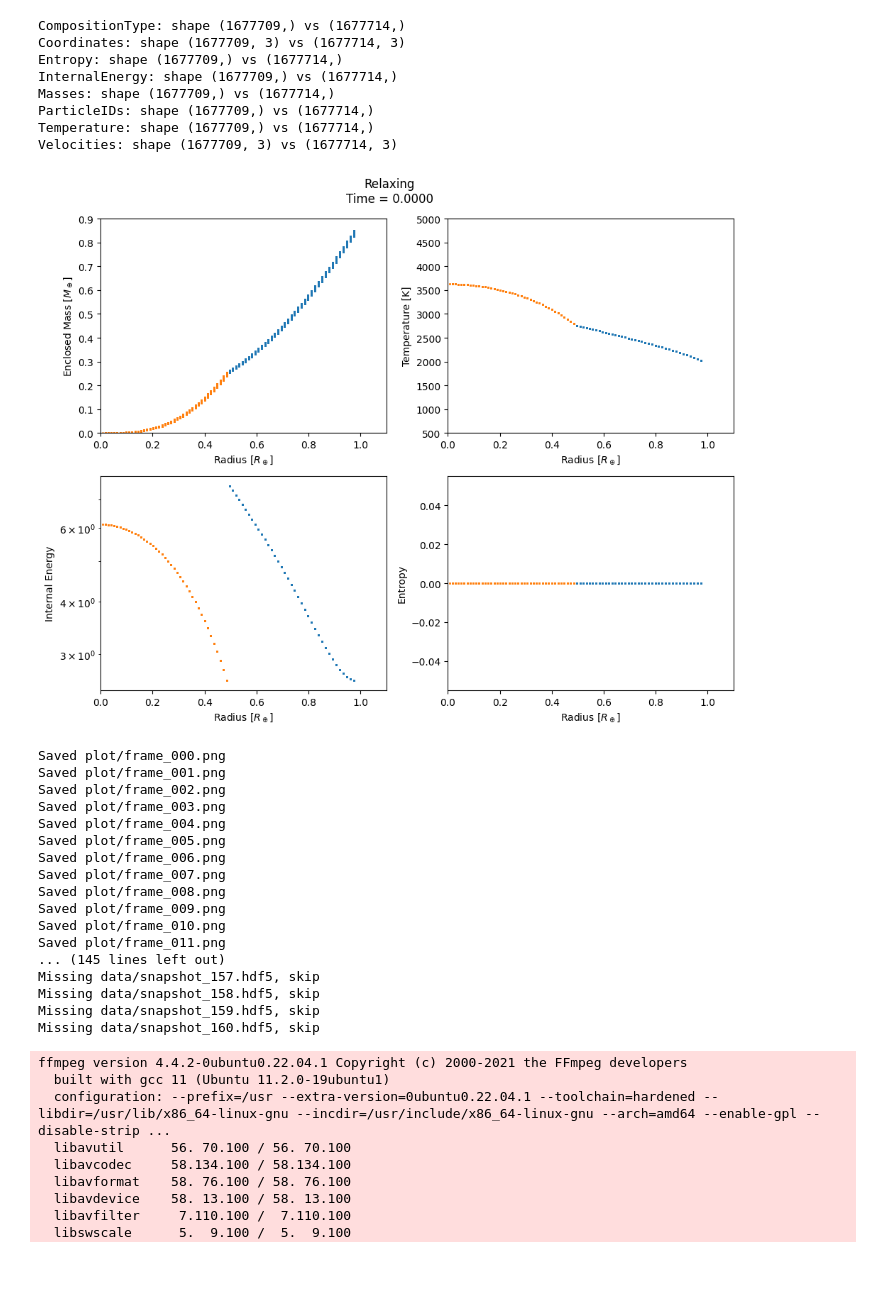
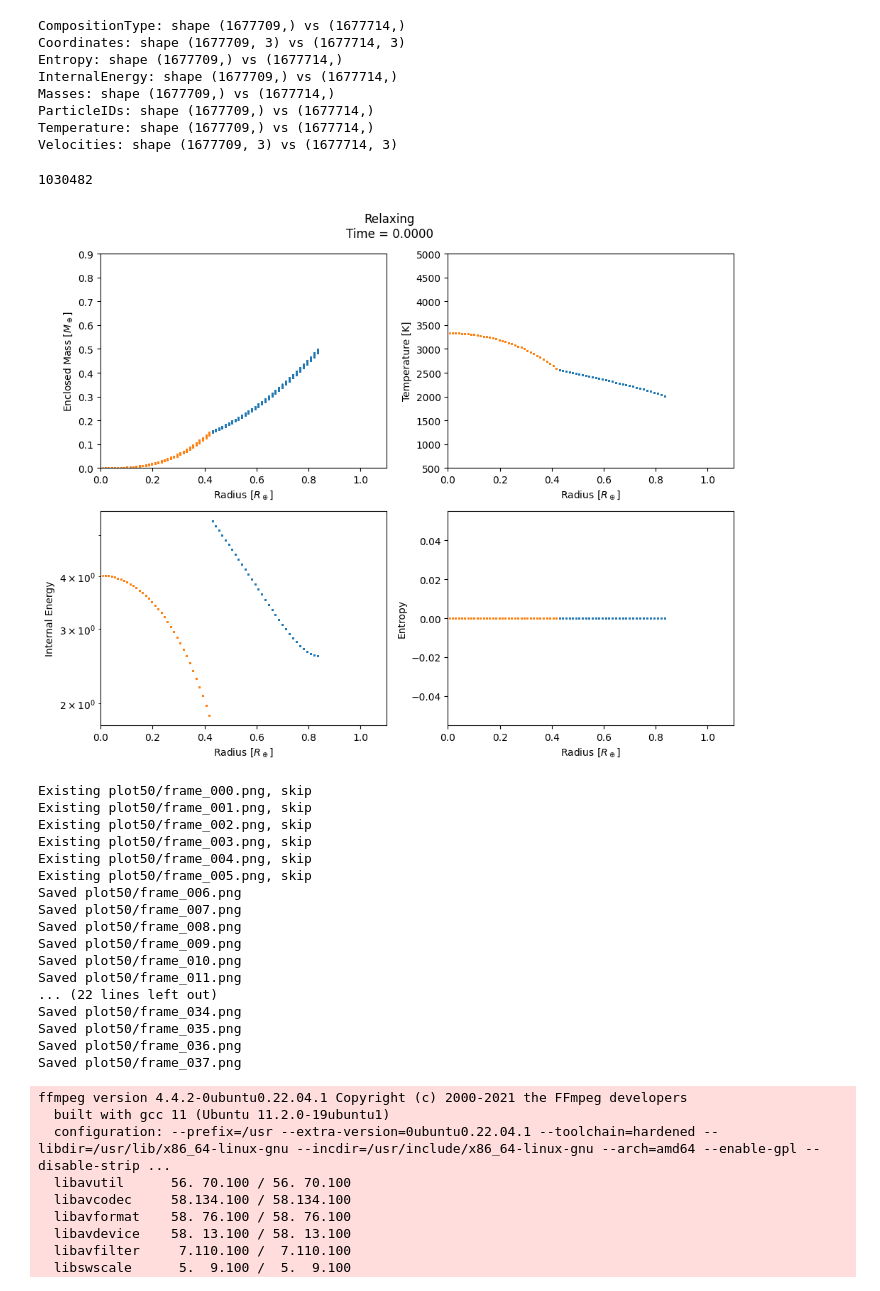
Before and after one commit to shuohuangGIT/gizmo-giantimpact-IO, a Jupyter notebook: makeplanet_plot.ipynb, the cells around one changed output. Saved outputs shown, nothing was run; the diff lists cells and outputs as text; code cells hidden in the pictures.

Commit message:
update filenames adapted to initial planet mass

```diff
--- a/makeplanet_plot.ipynb
+++ b/makeplanet_plot.ipynb
@@ -89,7 +89,7 @@ M_earth = 5.9724e24
 mass_unit = 1/62.46  # GIZMO mass unit
 gamma = 1.3          # approximate gamma for silicates/iron
 
-fname = 'n85.hdf5'
+fname = 'n50.hdf5'
 # fname = f"{datadir}/snapshot_{i:03d}.hdf5"
 
 with h5py.File(fname,'r') as f:
@@ -134,34 +134,37 @@ ax[0,1].set_ylabel("Temperature [K]")
 
 # --- (3) internal energy ---
 for compi in unique_comp:
     mask = compid == compi
     ax[1,0].scatter(r[mask], u[mask], s=1, alpha=0.6)
 
 ax[1,0].set_xlabel(r"Radius [$R_\oplus]$")
 ax[1,0].set_ylabel("Internal Energy")
 
 # --- (4) entropy ---
 for compi in unique_comp:
     mask = compid == compi
     ax[1,1].scatter(r[mask], entr[mask], s=1, alpha=0.6)
 
 ax[1,1].set_xlabel(r"Radius [$R_\oplus]$")
 ax[1,1].set_ylabel("Entropy")
 
 # --- limits ---
 for a in ax.flat:
     a.set_xlim(0, 1.1)
 
 ax[0,0].set_ylim(0, 0.9)
 ax[0,1].set_ylim(500, 5000)
 
 # log scale helps a LOT
 ax[1,0].set_yscale('log')
 # ax[1,1].set_yscale('log')
 
 plt.tight_layout()
+
+print(len(pos))
 # %% [output]
+1030482
-[figure, old version]
+[figure, new version]
 # %%
 import h5py
 import numpy as np
@@ -175,8 +178,10 @@ gamma = 1.3          # approximate gamma for silicates/iron
 
 snap_start = 0
 snap_end   = 160
-datadir = 'data'
-plotdir = 'plot'
+
+massratio = 0.5           #planet mass/Earth mass
+datadir = f"data{massratio*100:.0f}"
+plotdir = f"plot{massratio*100:.0f}"
 # -------- loop snapshots --------
 for i in range(snap_start, snap_end + 1):
     # fname = 'n85_gizmo.hdf5'
@@ -186,9 +191,9 @@ for i in range(snap_start, snap_end + 1):
     if not os.path.exists(fname):
         print(f"Missing {fname}, skip")
         continue
-    # if os.path.exists(outname):
-    #     print(f"Existing {outname}, skip")
-    #     continue
+    if os.path.exists(outname):
+        print(f"Existing {outname}, skip")
+        continue
     with h5py.File(fname,'r') as f:
         pos = f['/PartType0/Coordinates'][()]   # code units
         m = f['/PartType0/Masses'][()]         # code units
@@ -261,23 +266,23 @@ for i in range(snap_start, snap_end + 1):
     plt.close()
     print(f"Saved {outname}")
 # %% [output]
-Saved plot/frame_000.png
-Saved plot/frame_001.png
-Saved plot/frame_002.png
-Saved plot/frame_003.png
-Saved plot/frame_004.png
-Saved plot/frame_005.png
-Saved plot/frame_006.png
-Saved plot/frame_007.png
-Saved plot/frame_008.png
-Saved plot/frame_009.png
-Saved plot/frame_010.png
-Saved plot/frame_011.png
-... (145 lines left out)
-Missing data/snapshot_157.hdf5, skip
-Missing data/snapshot_158.hdf5, skip
-Missing data/snapshot_159.hdf5, skip
-Missing data/snapshot_160.hdf5, skip
+Existing plot50/frame_000.png, skip
+Existing plot50/frame_001.png, skip
+Existing plot50/frame_002.png, skip
+Existing plot50/frame_003.png, skip
+Existing plot50/frame_004.png, skip
+Existing plot50/frame_005.png, skip
+Saved plot50/frame_006.png
+Saved plot50/frame_007.png
+Saved plot50/frame_008.png
+Saved plot50/frame_009.png
+Saved plot50/frame_010.png
+Saved plot50/frame_011.png
+... (22 lines left out)
+Saved plot50/frame_034.png
+Saved plot50/frame_035.png
+Saved plot50/frame_036.png
+Saved plot50/frame_037.png
 # %%
 import subprocess as sp
 sp.run(["rm", "relaxing"+".mp4" ])
```
Also changed, not shown: parts of 1 cell of this notebook, 1 other file.
